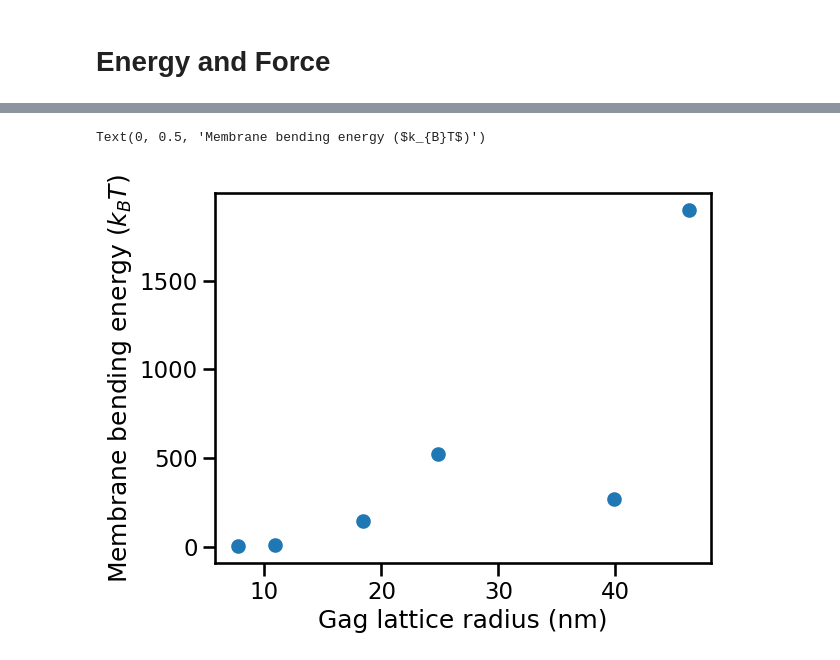
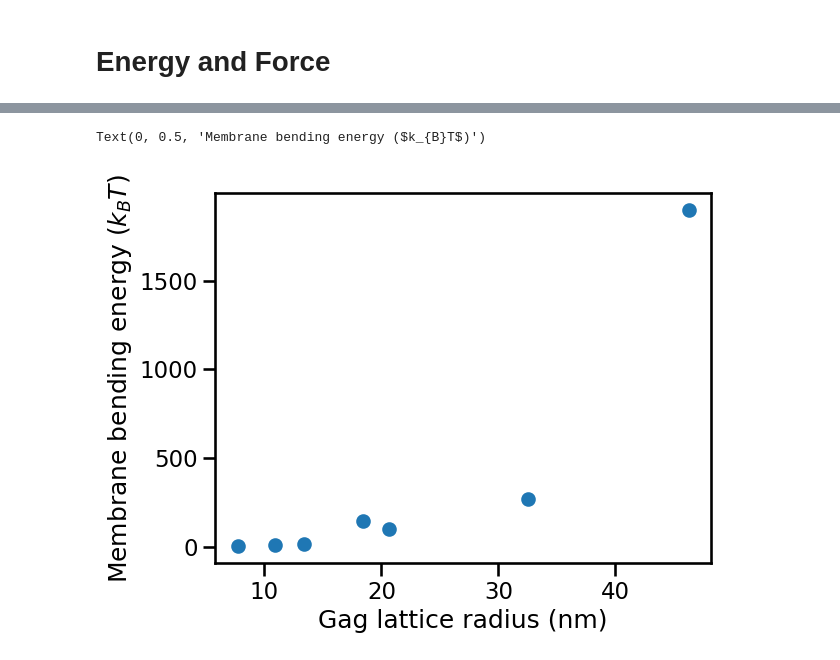
Before and after one commit to yingyue0414/results, a Jupyter notebook: membrane_LES_gag_scaffolding/data/796/plot_gag_scaffolding.ipynb, the cells around one changed output, grey strips where cells are left out. Cells and saved outputs as stored; diff of their text form; code cells hidden in the pictures.

```diff
--- a/membrane_LES_gag_scaffolding/data/796/plot_gag_scaffolding.ipynb
+++ b/membrane_LES_gag_scaffolding/data/796/plot_gag_scaffolding.ipynb
@@ -411,10 +411,12 @@ plt.savefig(num_gags + "gags_energyVsIter.png", dpi = 900)
 # %%
-radii = [7.71099601, 10.90499514, 18.45374056, 24.82370271, 32.54933885, 46.26597606]
-e_curvs = [1.347472, 6.177722, 144.345803, 523.254197, 268.985612, 1896.726619]
+from matplotlib import pyplot as plt
+
+radii = [7.71099601, 10.90499514, 13.35583687, 18.45374056, 20.66463227, 32.54933885, 46.26597606]
+e_curvs = [1.347472, 6.177722, 11.832134, 144.345803, 98.514149, 268.985612, 1896.726619]
 
 plt.scatter(radii, e_curvs)
 plt.xlabel("Gag lattice radius (nm)")
 plt.ylabel("Membrane bending energy ($k_{B}T$)")
 # %% [output]
 Text(0, 0.5, 'Membrane bending energy ($k_{B}T$)')
-[figure, old version]
+[figure, new version]
```
Also changed, not shown: parts of 9 cells of this notebook, 30 other files.
